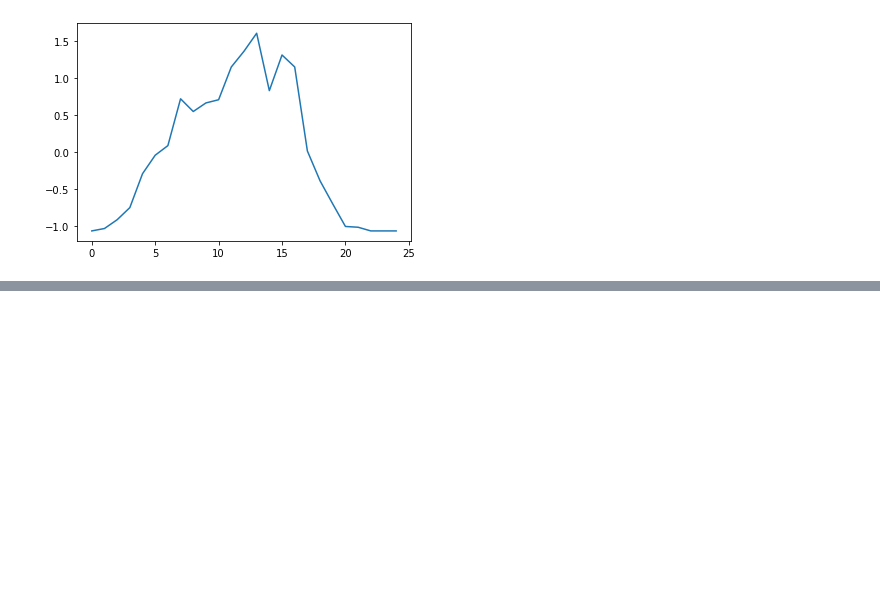
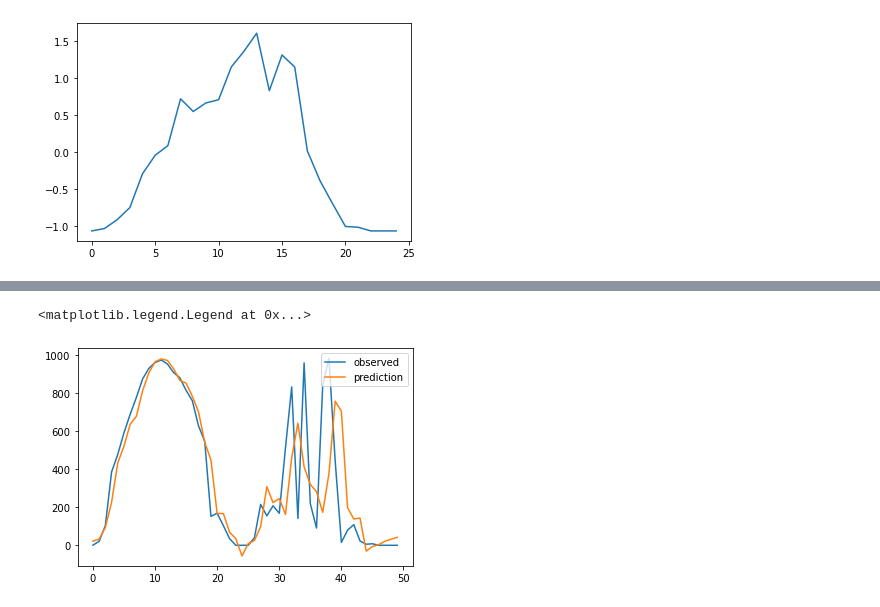
Before and after one commit to jameelhassan/SolarPrediction, a Jupyter notebook: DifferenceTransf30min.ipynb, the cells around one changed output, grey strips where cells are left out. Cells and saved outputs as stored; diff of their text form; code cells hidden in the pictures; blank space fills up the shorter version.

```diff
--- a/DifferenceTransf30min.ipynb
+++ b/DifferenceTransf30min.ipynb
@@ -57,10 +57,10 @@ def split_seq(seq, n_steps):
     return np.array(X), np.array(y)
 # %%
 n_steps = 4
-trainval = 25*256 + 1
+trainval = 25*256 - 5
 
 unk,y_recon = split_seq(datanorm, n_steps)
-y_recon = y_recon[trainval :]
+y_recon = y_recon[trainval :-1]
 # %%
 data_diff = datanorm-np.roll(datanorm,1)
 plt.plot(data_diff[0:25])
@@ -157,0 +168,7 @@ RMSE is [155.56696978]
+# %%
+plt.plot(yact[0:50], label='observed')
+plt.plot(ypred[0:50], label='prediction')
+plt.legend(loc='upper right')
+# %% [output]
+<matplotlib.legend.Legend at 0x...>
+[figure, added]
```
Also changed, not shown: parts of 10 cells of this notebook, 1 other file.
